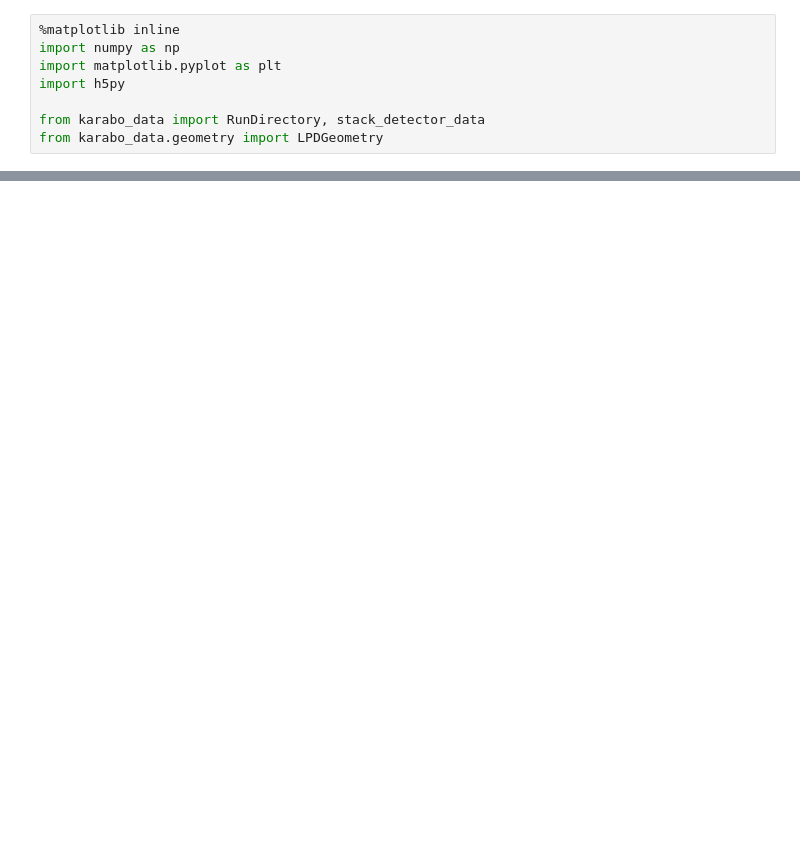
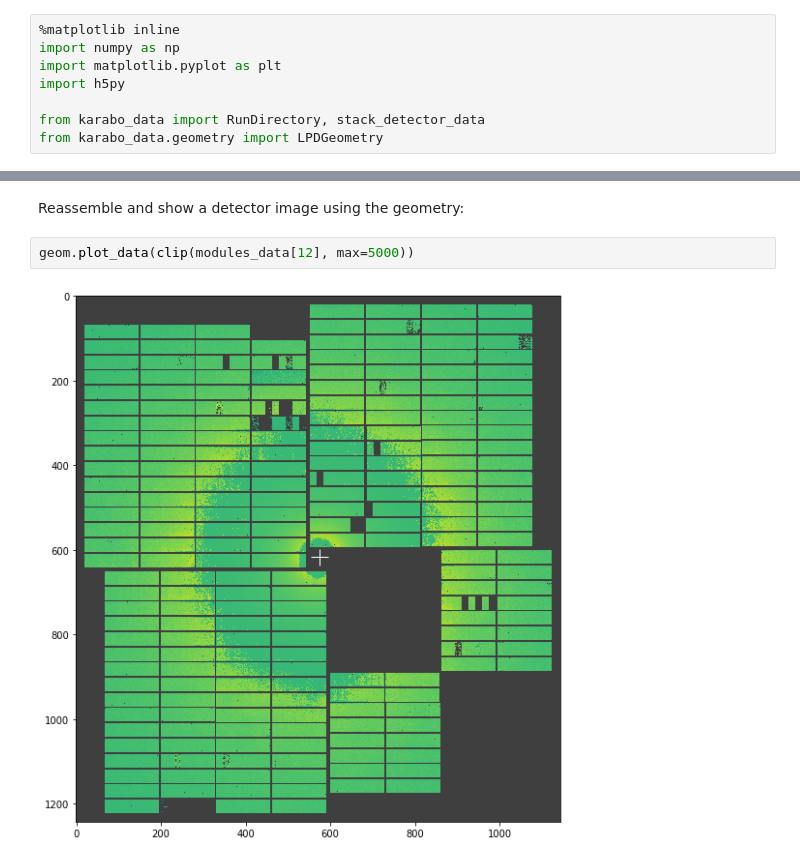
Before and after one commit to European-XFEL/karabo_data, a Jupyter notebook: Applying geometry.ipynb, the cells around one changed output, grey strips where cells are left out. Cells and saved outputs as stored; diff of their text form; blank space fills up the shorter version.

```diff
--- a/Applying geometry.ipynb
+++ b/Applying geometry.ipynb
@@ -99,3 +118,9 @@ with h5py.File('lpd_mar_18.h5', 'r') as f:
  'Q2': array([ 0.0115, -0.008 ]),
  'Q3': array([-0.2545,  0.016 ]),
  'Q4': array([-0.2785, -0.275 ])}
+# %% [markdown]
+Reassemble and show a detector image using the geometry:
+# %%
+geom.plot_data(clip(modules_data[12], max=5000))
+# %% [output]
+[figure, added]
```
Also changed, not shown: parts of 19 cells of this notebook.
